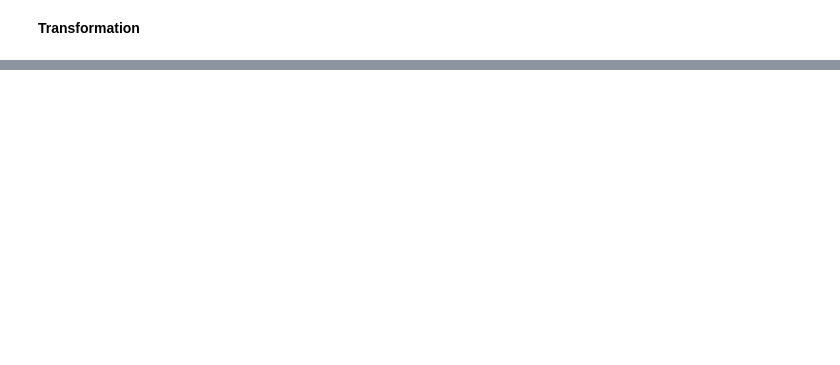
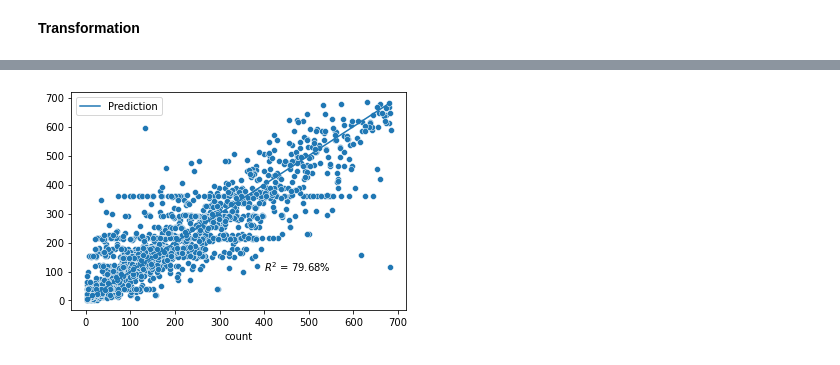
Before and after one commit to annan92419/GaState, a Jupyter notebook: grad_projects/CSC6780 - Data Science/project_main.ipynb, the cells around one changed output, grey strips where cells are left out. Saved outputs shown, nothing was run; the diff lists cells and outputs as text; code cells hidden in the pictures; blank space fills up the shorter version.

```diff
--- a/grad_projects/CSC6780 - Data Science/project_main.ipynb
+++ b/grad_projects/CSC6780 - Data Science/project_main.ipynb
@@ -429,0 +650,15 @@ plt.show()
+# %%
+# Decision Tree Regression
+
+treereg = DecisionTreeRegressor(criterion='squared_error' , max_depth=20, random_state=97)
+treereg.fit(Xtrain1, ytrain1)
+ypred_dtr = treereg.predict(Xtest1)
+r2t = treereg.score(Xtest1, ytest1)
+
+sns.scatterplot(x=ytest1, y=ypred_dtr)
+sns.lineplot(x=ypred_dtr, y=ypred_dtr, label='Prediction')
+plt.text(400, 100, f'$R^2$ = {r2t*100:.2f}%')
+plt.legend()
+plt.show()
+# %% [output]
+[figure, added]
```
Also changed, not shown: parts of 38 cells of this notebook.
